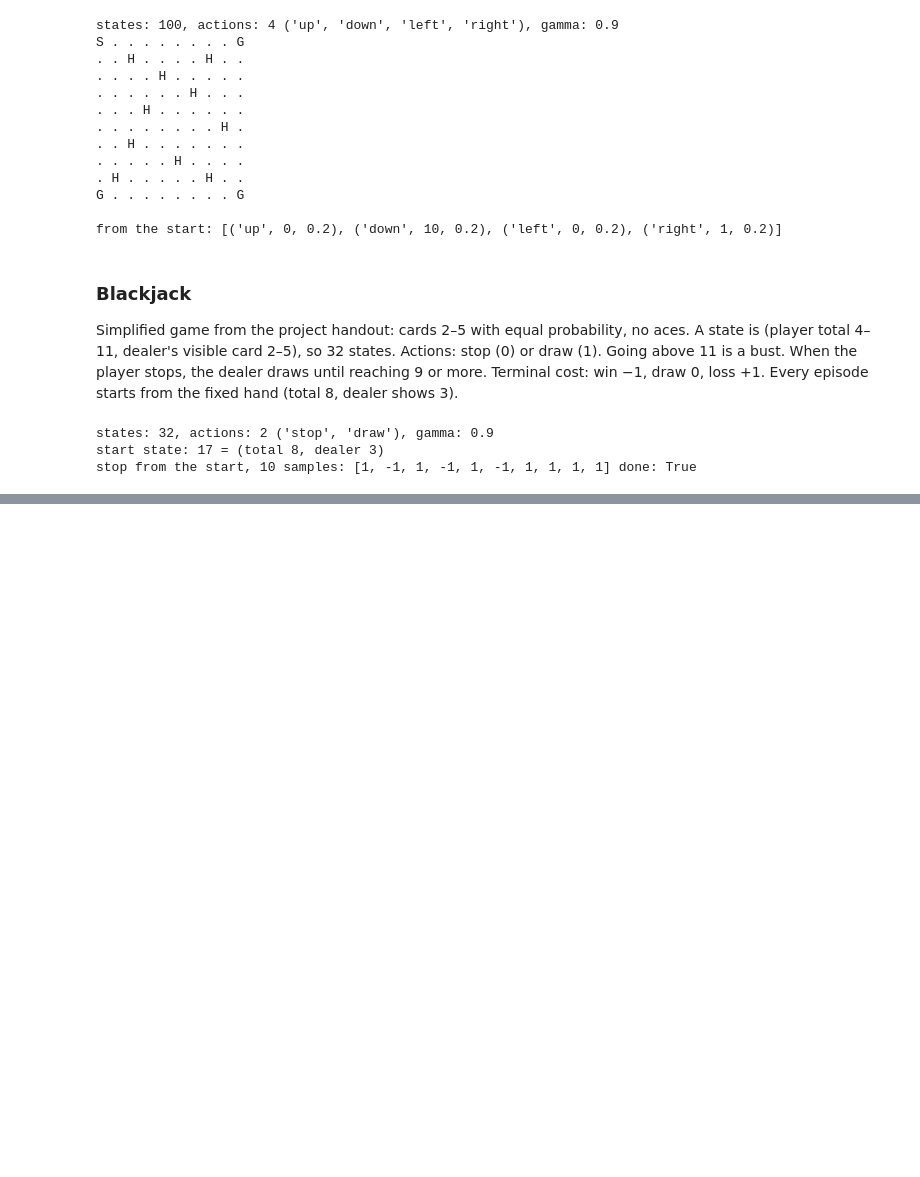
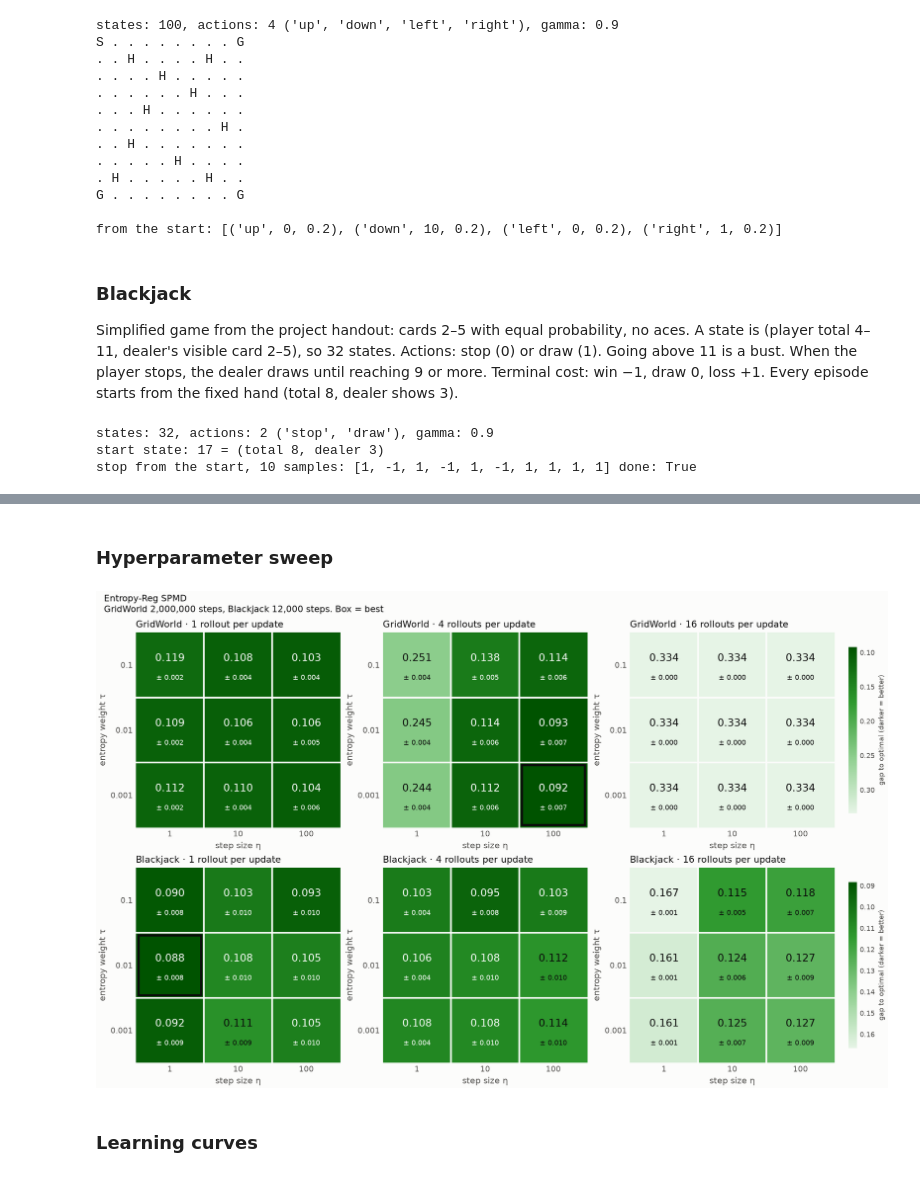
Before and after one commit to anjilab/IE-692-RL-Project, a Jupyter notebook: notebooks/entropy_reg_spmd.ipynb, the cells around one changed output, grey strips where cells are left out. Saved outputs shown, nothing was run; the diff lists cells and outputs as text; code cells hidden in the pictures; blank space fills up the shorter version.

```diff
--- a/notebooks/entropy_reg_spmd.ipynb
+++ b/notebooks/entropy_reg_spmd.ipynb
@@ -252,0 +106,51 @@ plt.show()
+# %%
+import sys
+import tempfile
+
+sys.path.insert(0, str(REPO / "benchmarks"))  # the sweep script; its functions are reused here
+from IPython.display import Image, display
+
+import param_sweep as sweep
+from ie692_rl.experiment import (
+    Job,
+    default_workers,
+    gap_curve,
+    int_list,
+    load_config,
+    map_jobs,
+    method_label,
+    problem_budget,
+)
+
+%matplotlib inline
+
+CONFIG_PATH = REPO / "config.cfg"
+CONFIG = load_config(CONFIG_PATH)
+BUDGET_SCALE = 0.1  # the sweep's share of the full budget
+SWEEP_SEEDS = range(sweep.FIRST_SEED, sweep.FIRST_SEED + 100)
+TEST_SEEDS = int_list(CONFIG["tuning"]["test_seeds"])
+BUDGETS = {name: problem_budget(CONFIG, name) for name in sweep.PROBLEMS}
+# %% [markdown]
+### Hyperparameter sweep
+# %%
+sweep_runs = sweep.run_jobs(
+    [
+        (name, tau, eta, m, seed, round(BUDGET_SCALE * BUDGETS[name]))
+        for name in sweep.PROBLEMS
+        for tau in (0.0, *sweep.TAUS)
+        for eta in sweep.STEP_SIZES
+        for m in sweep.ROLLOUTS
+        for seed in SWEEP_SEEDS
+    ],
+    default_workers(),
+)
+grid = sweep.aggregate(sweep_runs)  # one row per combination
+# %%
+with tempfile.TemporaryDirectory() as folder:
+    path = Path(folder) / "joint_heatmap.png"
+    sweep.heatmaps(grid, sweep_runs, sweep.ROLLOUTS, path, brief=True)
+    display(Image(filename=str(path), width=1000))
+# %% [output]
+[figure, added]
+# %% [markdown]
+### Learning curves
```
Also changed, not shown: parts of 10 cells of this notebook, 18 other files.
